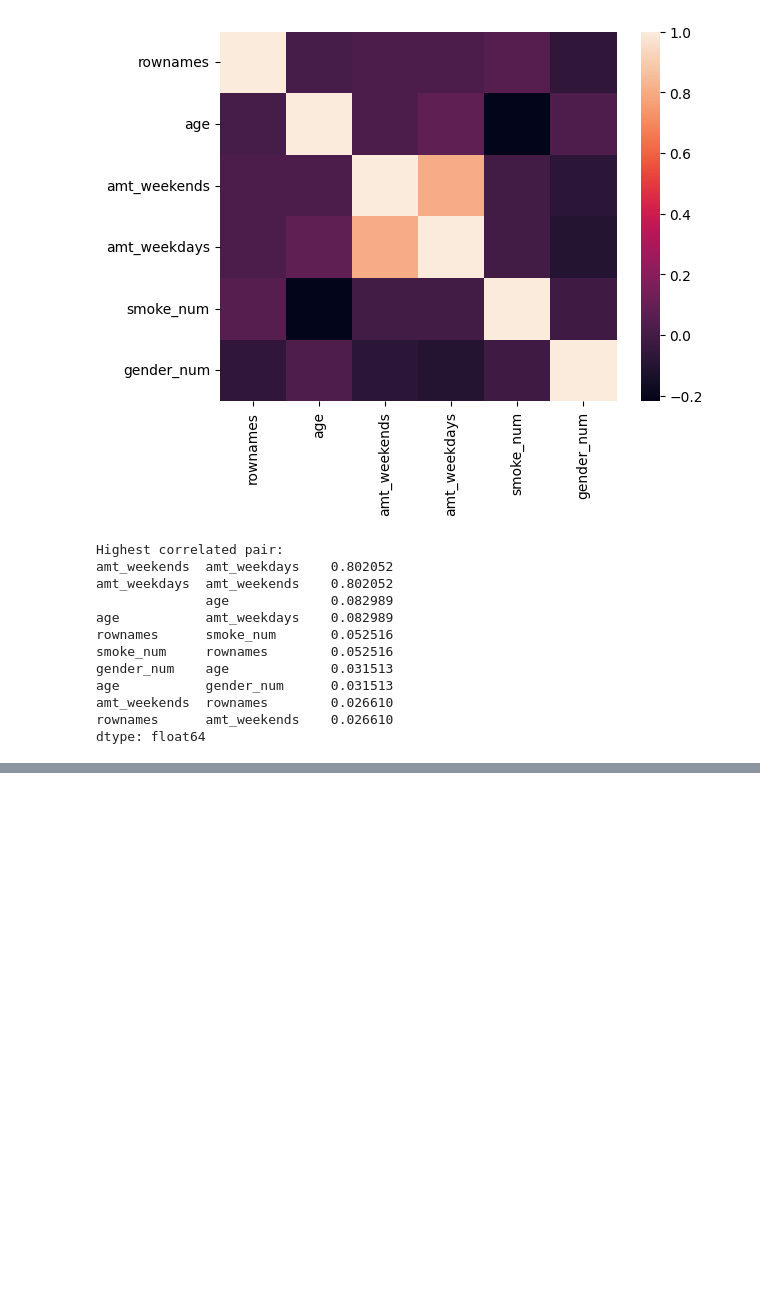
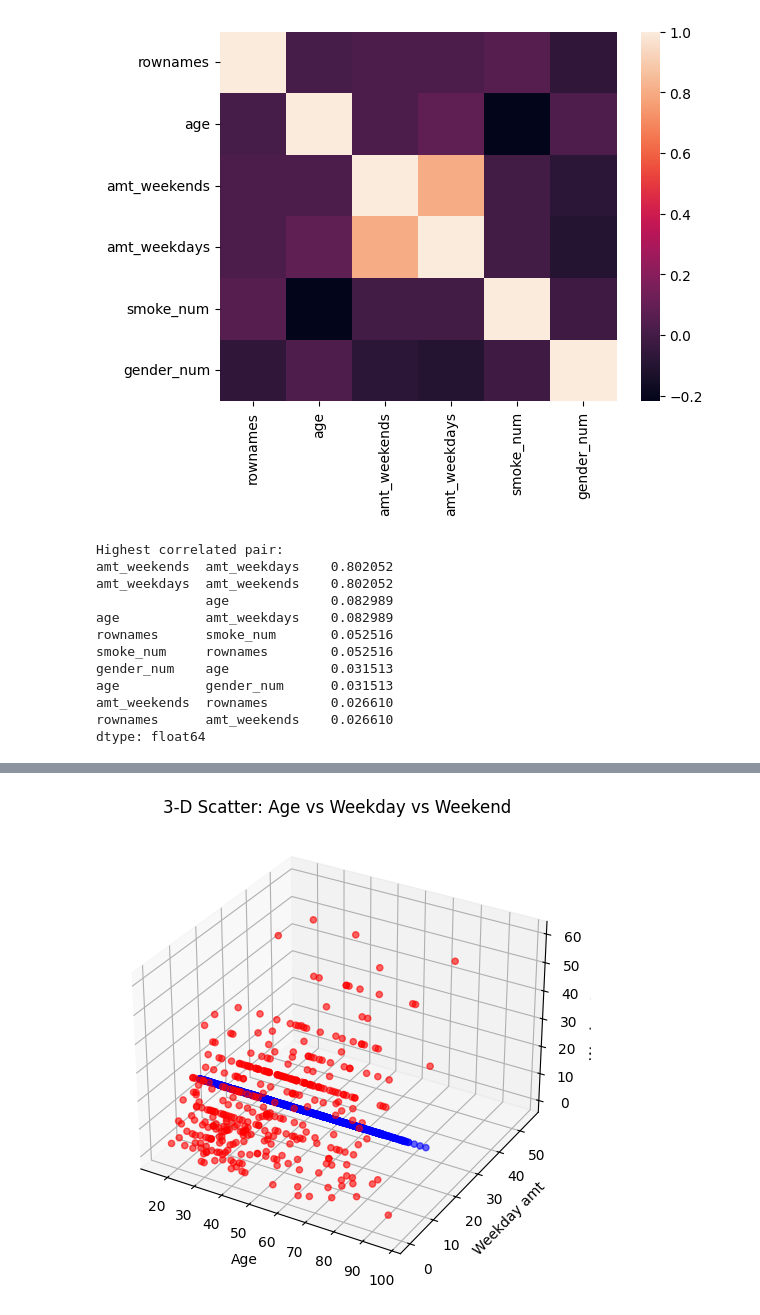
Before and after one commit to GeetAvaneesh/Exploratory-Data-Analytics-project-on-smoking-data-set-22BDS0343, a Jupyter notebook: 22BDS0343_EDA_Theory_GeetAvaneesh.ipynb, the cells around one changed output, grey strips where cells are left out. Saved outputs shown, nothing was run; the diff lists cells and outputs as text; code cells hidden in the pictures; blank space fills up the shorter version.

```diff
--- a/22BDS0343_EDA_Theory_GeetAvaneesh.ipynb
+++ b/22BDS0343_EDA_Theory_GeetAvaneesh.ipynb
@@ -1161,0 +1274,16 @@ dtype: float64
+# %%
+# 3-D SCATTER PLOT
+fig = plt.figure(figsize=(8,6))
+ax = fig.add_subplot(111, projection='3d')
+
+ax.scatter(df['age'], df['amt_weekdays'], df['amt_weekends'],
+           c=df['smoke'].map({'Yes':'red','No':'blue'}),
+           alpha=0.6)
+
+ax.set_xlabel("Age")
+ax.set_ylabel("Weekday amt")
+ax.set_zlabel("Weekend amt")
+ax.set_title("3-D Scatter: Age vs Weekday vs Weekend")
+plt.show()
+# %% [output]
+[figure, added]
```
Also changed, not shown: parts of 8 cells of this notebook.
